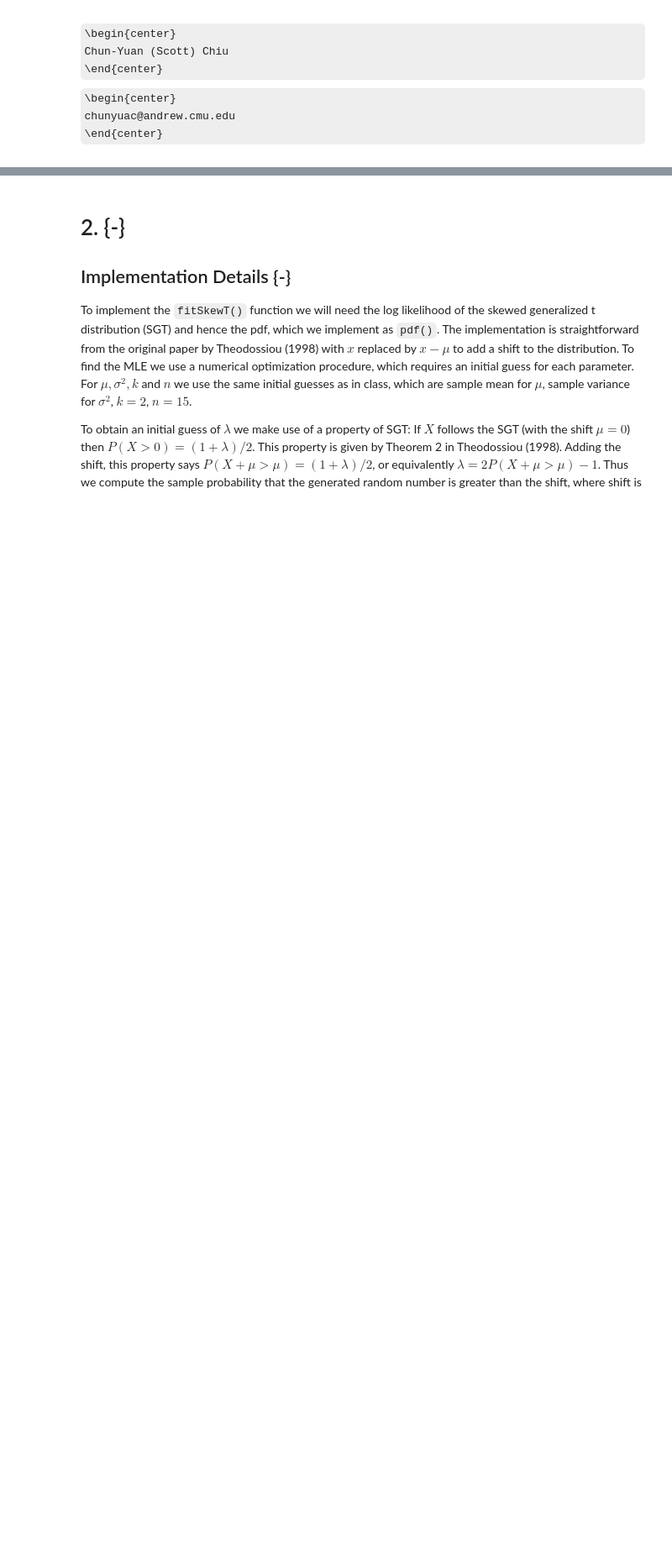
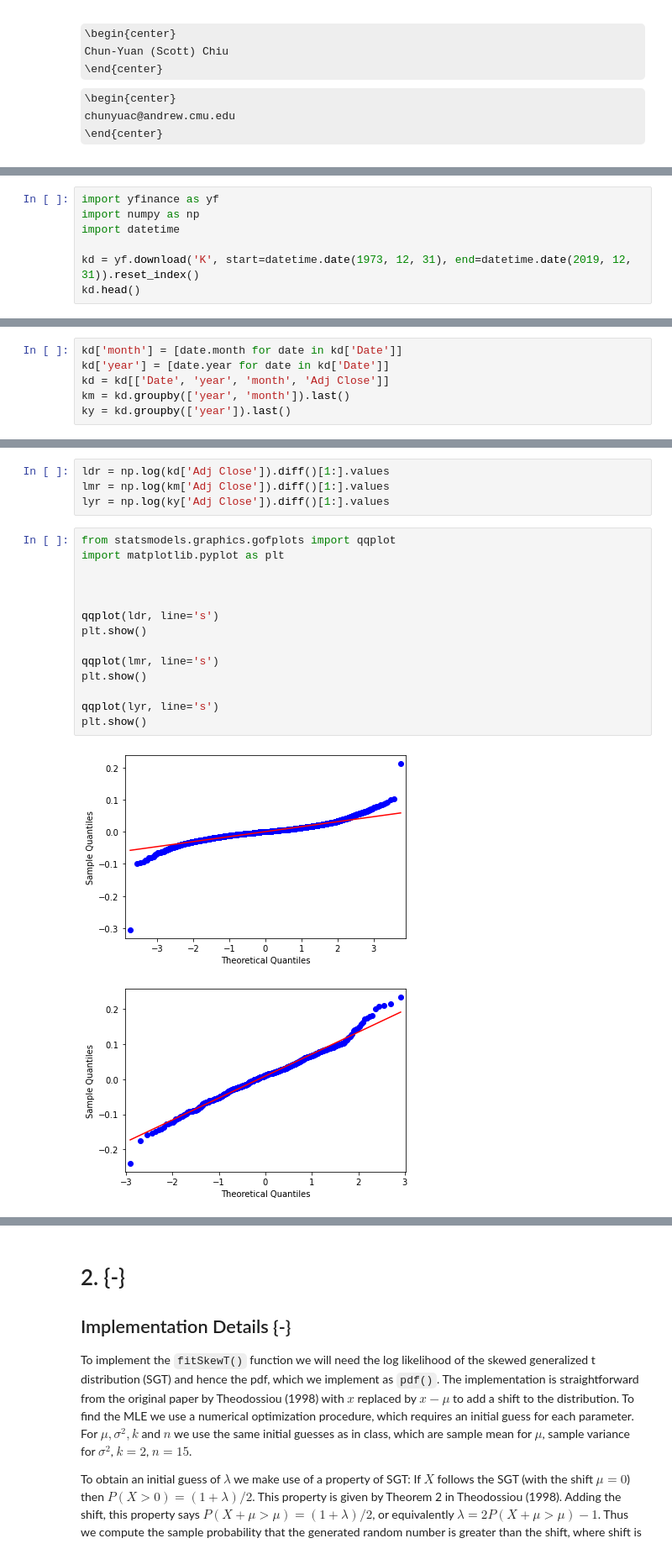
Before and after one commit to beginnerSC/mscf_hw, a Jupyter notebook: FDS II/Homework #2.ipynb, the cells around one changed output, grey strips where cells are left out. Shown at 84% size. Saved outputs shown, nothing was run; the diff lists cells and outputs as text; some formulas as TeX source; blank space fills up the shorter version.

```diff
--- a/FDS II/Homework #2.ipynb
+++ b/FDS II/Homework #2.ipynb
@@ -8,0 +11,7 @@ chunyuac@andrew.cmu.edu
+# %%
+import yfinance as yf
+import numpy as np
+import datetime
+
+kd = yf.download('K', start=datetime.date(1973, 12, 31), end=datetime.date(2019, 12, 31)).reset_index()
+kd.head()
@@ -8,0 +26,6 @@ chunyuac@andrew.cmu.edu
+# %%
+kd['month'] = [date.month for date in kd['Date']]
+kd['year'] = [date.year for date in kd['Date']]
+kd = kd[['Date', 'year', 'month', 'Adj Close']]
+km = kd.groupby(['year', 'month']).last()
+ky = kd.groupby(['year']).last()
@@ -8,0 +52,21 @@ chunyuac@andrew.cmu.edu
+# %%
+ldr = np.log(kd['Adj Close']).diff()[1:].values
+lmr = np.log(km['Adj Close']).diff()[1:].values
+lyr = np.log(ky['Adj Close']).diff()[1:].values
+# %%
+from statsmodels.graphics.gofplots import qqplot
+import matplotlib.pyplot as plt
+
+
+
+qqplot(ldr, line='s')
+plt.show()
+
+qqplot(lmr, line='s')
+plt.show()
+
+qqplot(lyr, line='s')
+plt.show()
+# %% [output]
+[figure, added]
+[figure, added]
```
Also changed, not shown: parts of 5 cells of this notebook.
